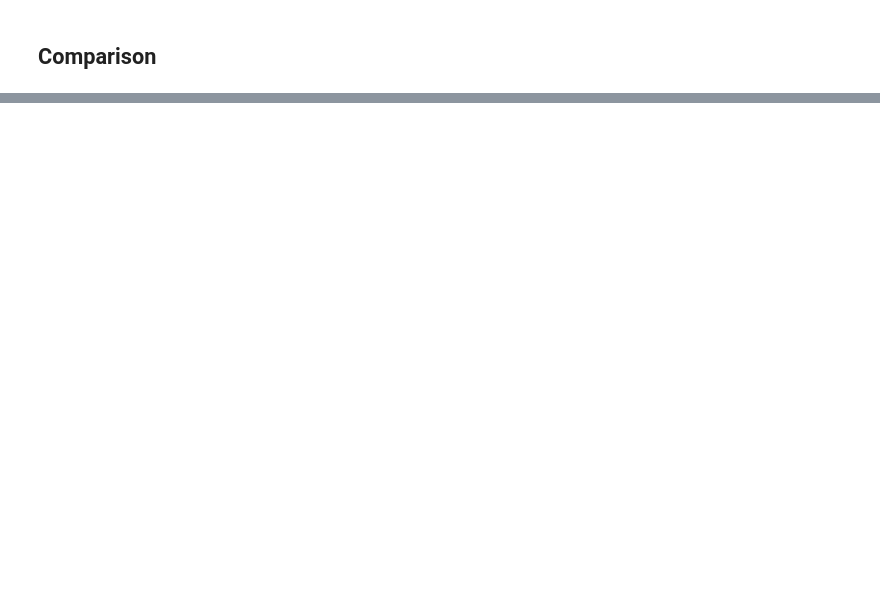
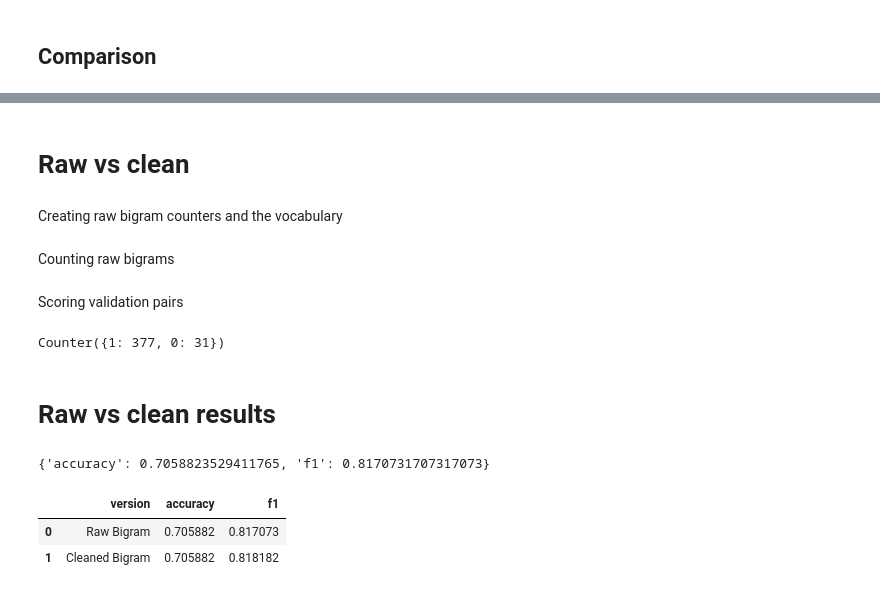
Before and after one commit to freemanchamjames/nlp_paraphrase_detection, a Jupyter notebook: notebooks/02_group1_count_models.ipynb, the cells around one changed output, grey strips where cells are left out. Cells and saved outputs as stored; diff of their text form; code cells hidden in the pictures; blank space fills up the shorter version.

```diff
--- a/notebooks/02_group1_count_models.ipynb
+++ b/notebooks/02_group1_count_models.ipynb
@@ -456,0 +460,3 @@ Slightly better than unigram but also the dataset favors paraphrases and the mod
+# %%
+bi_results = evaluate(val_df["label"], bi_predictions)
+bi_results
@@ -527,0 +651,4 @@ hmm_paraphrase_start_counter = Counter()
+# %% [markdown]
+# Raw vs clean
+# %% [markdown]
+Creating raw bigram counters and the vocabulary
@@ -527,0 +669,24 @@ hmm_paraphrase_start_counter = Counter()
+# %% [markdown]
+Counting raw bigrams
+# %%
+for _, row in train_df.iterrows():
+
+    sequence = (
+        row["sentence1_tokens"]
+        + ["<SEP>"]
+        + row["sentence2_tokens"]
+    )
+
+    for i in range(len(sequence) - 1):
+        previous_word = sequence[i]
+        current_word = sequence[i + 1]
+
+        if row["label"] == 1:
+            raw_bi_paraphrase_counter[(previous_word, current_word)] += 1
+            raw_bi_paraphrase_context[previous_word] += 1
+
+        else:
+            raw_bi_non_paraphrase_counter[(previous_word, current_word)] += 1
+            raw_bi_non_paraphrase_context[previous_word] += 1
+# %% [markdown]
+Scoring validation pairs
@@ -527,0 +739,34 @@ hmm_paraphrase_start_counter = Counter()
+# %%
+Counter(raw_bi_predictions)
+# %% [output]
+Counter({1: 377, 0: 31})
+# %% [markdown]
+# Raw vs clean results
+# %%
+raw_bi_results = evaluate(
+    val_df["label"],
+    raw_bi_predictions
+)
+
+raw_bi_results
+# %% [output]
+{'accuracy': 0.7058823529411765, 'f1': 0.8170731707317073}
+# %%
+bigram_cleaning_comparison = pd.DataFrame([
+    {
+        "version": "Raw Bigram",
+        "accuracy": raw_bi_results["accuracy"],
+        "f1": raw_bi_results["f1"]
+    },
+    {
+        "version": "Cleaned Bigram",
+        "accuracy": bi_results["accuracy"],
+        "f1": bi_results["f1"]
+    }
+])
+
+bigram_cleaning_comparison
+# %% [output]
+|  | version | accuracy | f1 |
+| 0 | Raw Bigram | 0.705882 | 0.817073 |
+| 1 | Cleaned Bigram | 0.705882 | 0.818182 |
```
Also changed, not shown: parts of 23 cells of this notebook.
